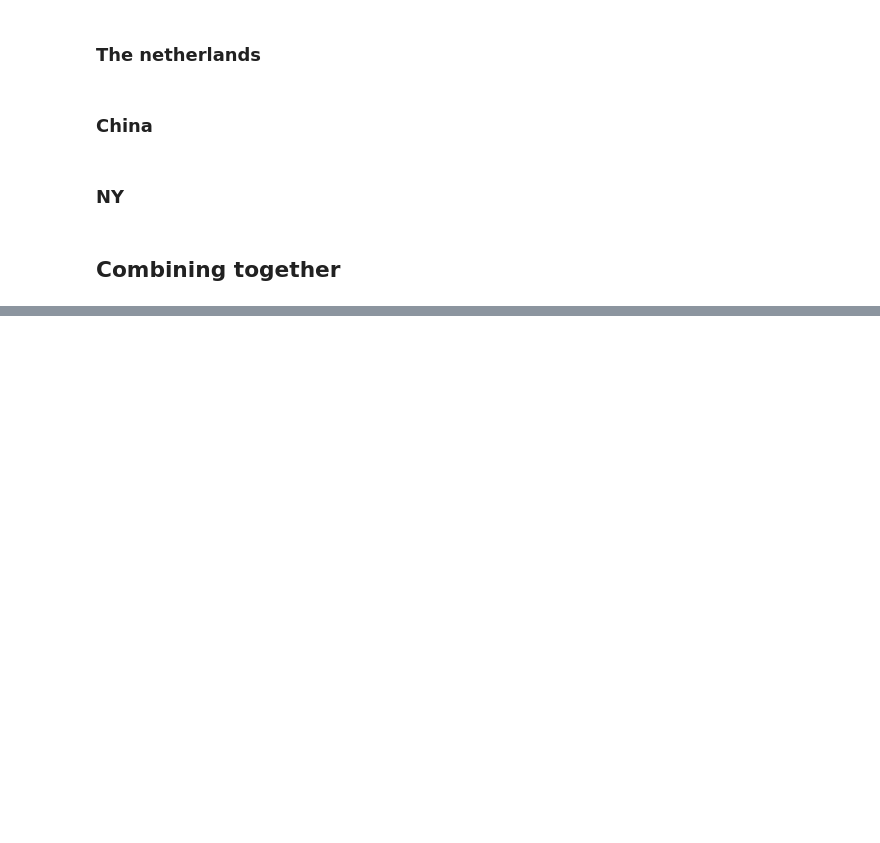
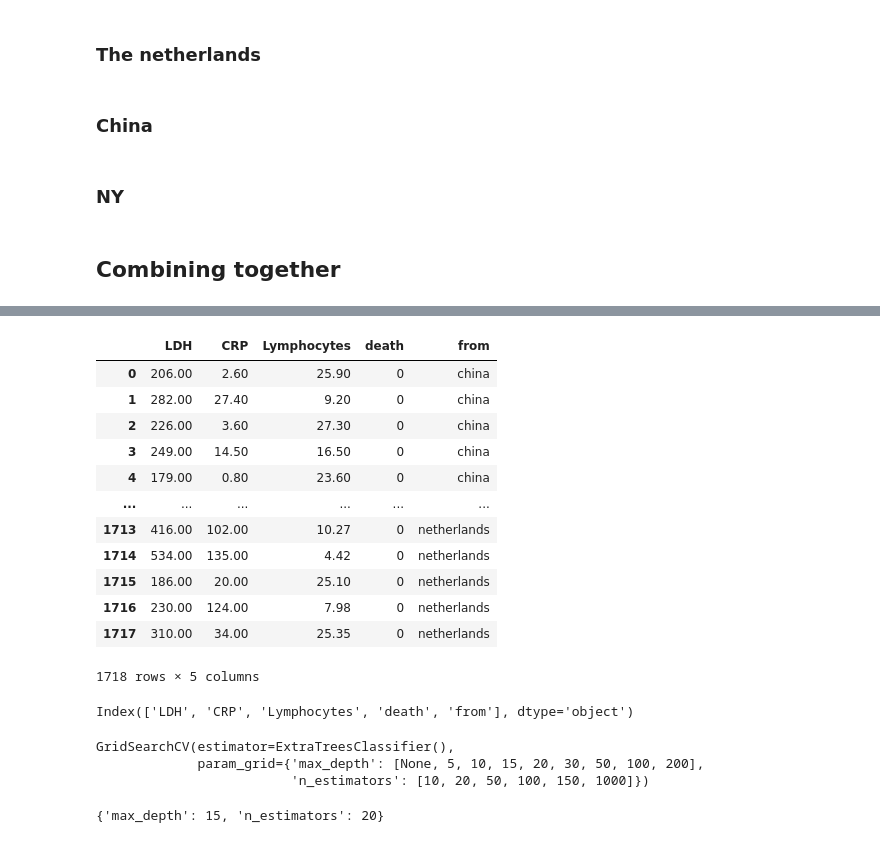
Before and after one commit to mini-pw/2021L-WB-ML, a Jupyter notebook: DeepJajo/raport_v3/lazy_classifier.ipynb, the cells around one changed output, grey strips where cells are left out. Saved outputs shown, nothing was run; the diff lists cells and outputs as text; code cells hidden in the pictures; blank space fills up the shorter version.

```diff
--- a/DeepJajo/raport_v3/lazy_classifier.ipynb
+++ b/DeepJajo/raport_v3/lazy_classifier.ipynb
@@ -66,0 +122,20 @@ print(models)
+# %%
+nations
+# %% [output]
+|  | LDH | CRP | Lymphocytes | death | from |
+| 0 | 206.00 | 2.60 | 25.90 | 0 | china |
+| 1 | 282.00 | 27.40 | 9.20 | 0 | china |
+| 2 | 226.00 | 3.60 | 27.30 | 0 | china |
+| 3 | 249.00 | 14.50 | 16.50 | 0 | china |
+| 4 | 179.00 | 0.80 | 23.60 | 0 | china |
+| ... | ... | ... | ... | ... | ... |
+| 1713 | 416.00 | 102.00 | 10.27 | 0 | netherlands |
+| 1714 | 534.00 | 135.00 | 4.42 | 0 | netherlands |
+| 1715 | 186.00 | 20.00 | 25.10 | 0 | netherlands |
+| 1716 | 230.00 | 124.00 | 7.98 | 0 | netherlands |
+| 1717 | 310.00 | 34.00 | 25.35 | 0 | netherlands |
+1718 rows × 5 columns
+# %%
+nations.columns
+# %% [output]
+Index(['LDH', 'CRP', 'Lymphocytes', 'death', 'from'], dtype='object')
@@ -66,0 +150,12 @@ print(models)
+# %%
+clf = GridSearchCV(trees, parameters)
+clf.fit(one_hot_data, nations.death)
+# %% [output]
+GridSearchCV(estimator=ExtraTreesClassifier(),
+             param_grid={'max_depth': [None, 5, 10, 15, 20, 30, 50, 100, 200],
+                         'n_estimators': [10, 20, 50, 100, 150, 1000]})
+# %%
+print(clf.best_params_)
+best = clf.best_estimator_
+# %% [output]
+{'max_depth': 15, 'n_estimators': 20}
```
Also changed, not shown: parts of 15 cells of this notebook.
